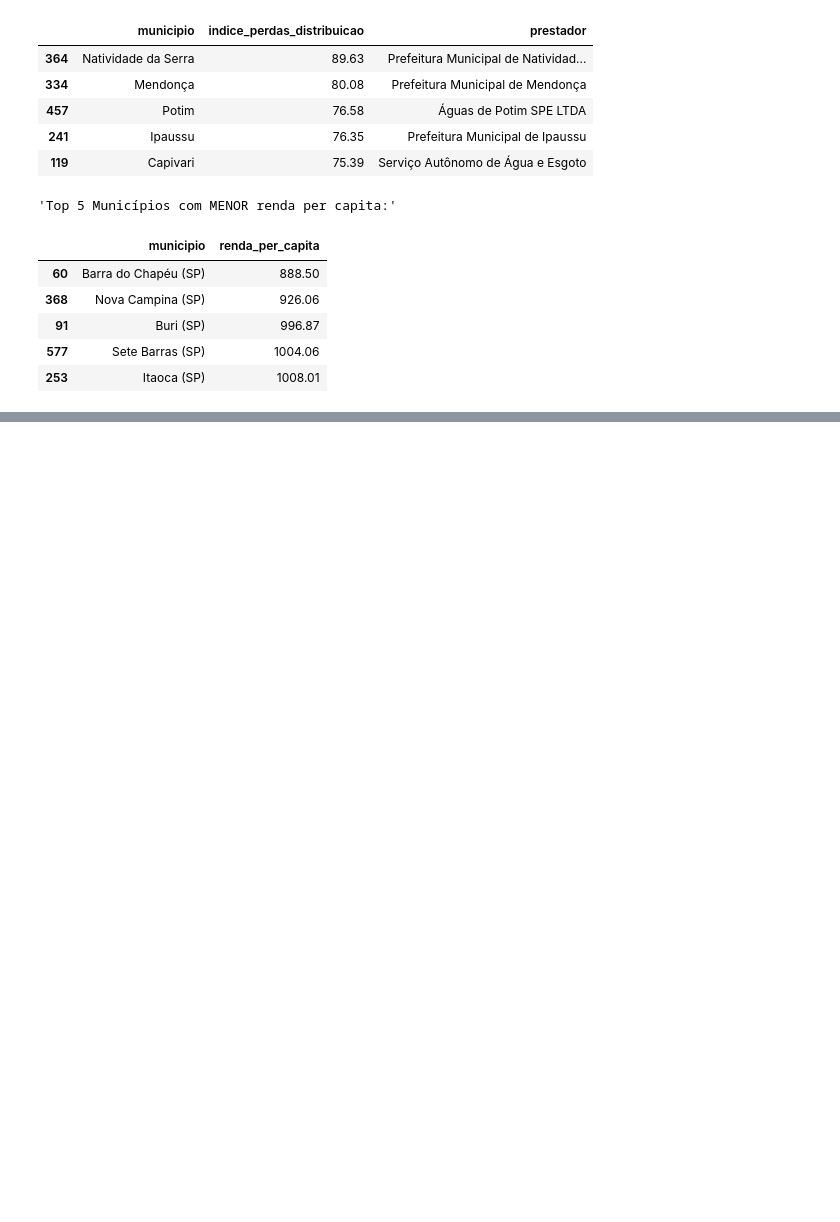
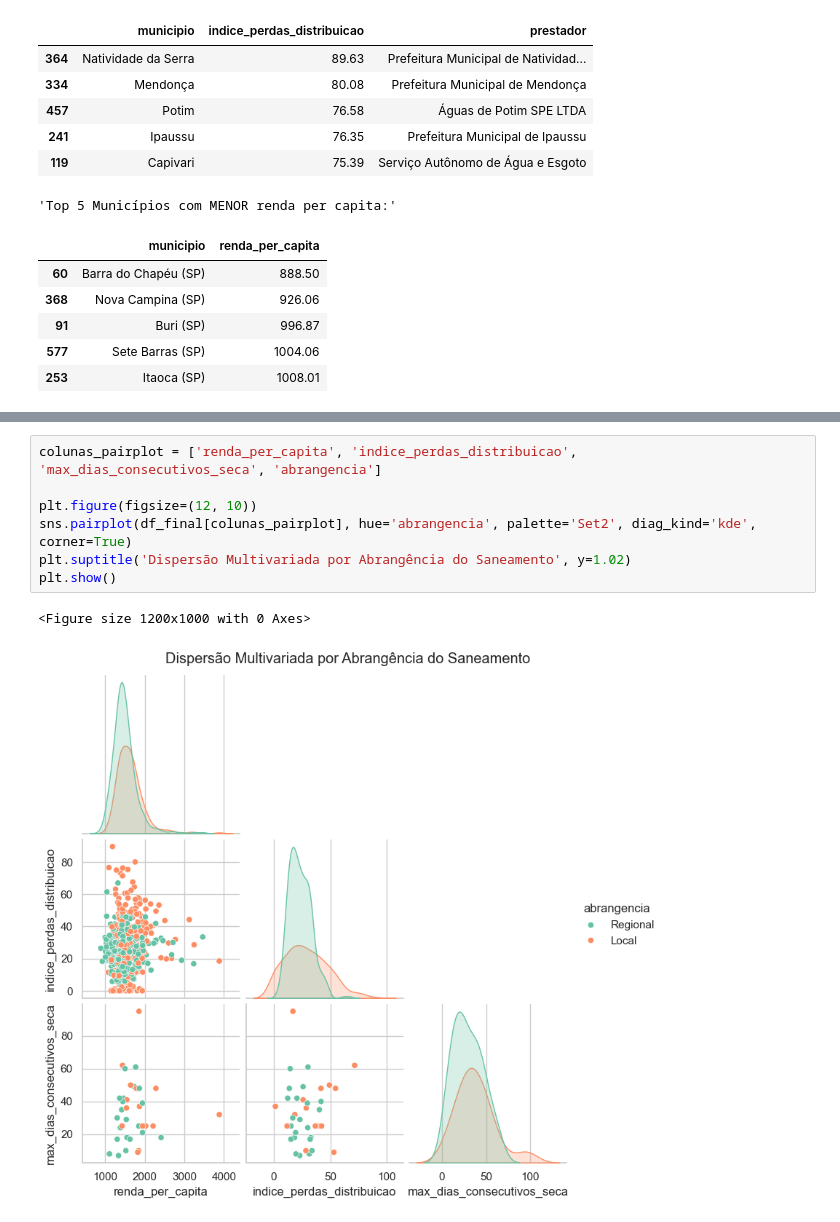
Before and after one commit to DuAlmeida995/clusterizacao-urbana, a Jupyter notebook: dados/tratamento.ipynb, the cells around one changed output, grey strips where cells are left out. Drawn from its saved outputs; the diff is of its cells as text; blank space fills up the shorter version.

```diff
--- a/dados/tratamento.ipynb
+++ b/dados/tratamento.ipynb
@@ -505,0 +664,10 @@ Municípios na amostra com mais de 30 dias secos seguidos: 19
+# %%
+colunas_pairplot = ['renda_per_capita', 'indice_perdas_distribuicao', 'max_dias_consecutivos_seca', 'abrangencia']
+
+plt.figure(figsize=(12, 10))
+sns.pairplot(df_final[colunas_pairplot], hue='abrangencia', palette='Set2', diag_kind='kde', corner=True)
+plt.suptitle('Dispersão Multivariada por Abrangência do Saneamento', y=1.02)
+plt.show()
+# %% [output]
+<Figure size 1200x1000 with 0 Axes>
+[figure, added]
```
Also changed, not shown: parts of 70 cells of this notebook.
